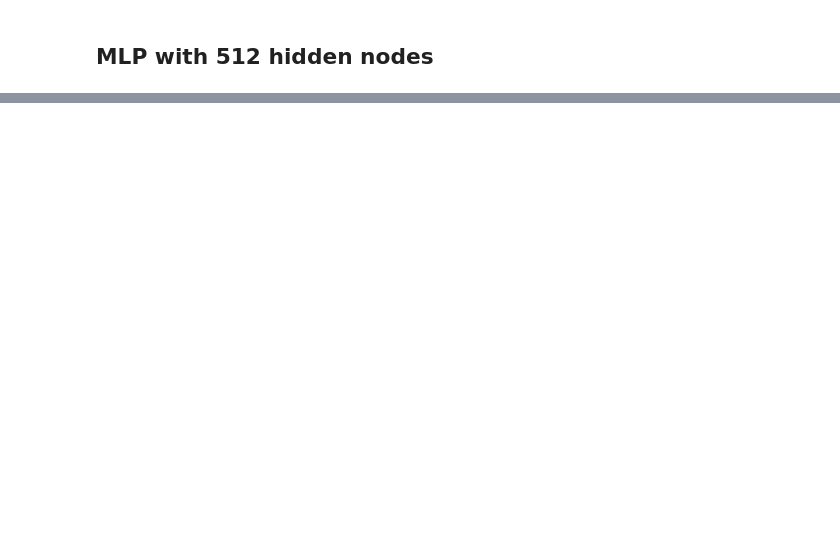
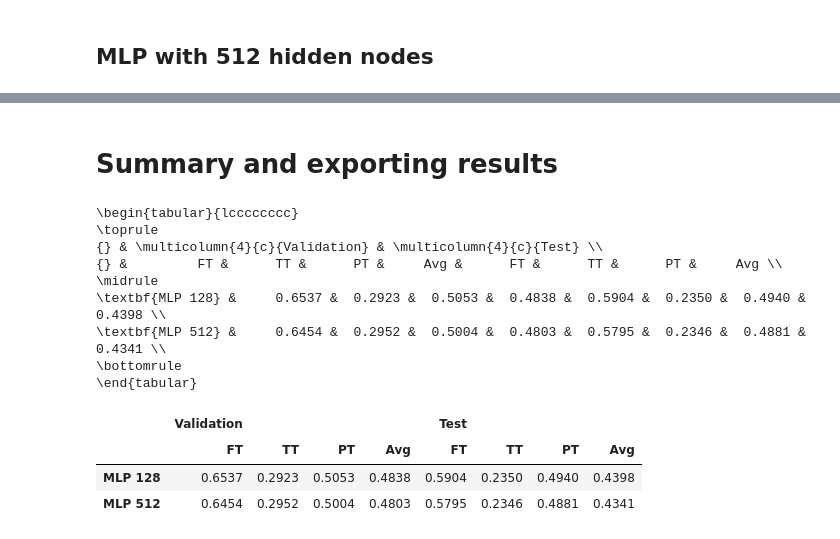
Before and after one commit to hreiten/master-thesis, a Jupyter notebook: src/predictive-models/mlp.ipynb, the cells around one changed output, grey strips where cells are left out. Saved outputs shown, nothing was run; the diff lists cells and outputs as text; code cells hidden in the pictures; blank space fills up the shorter version.

```diff
--- a/src/predictive-models/mlp.ipynb
+++ b/src/predictive-models/mlp.ipynb
@@ -192,6 +192,7 @@ K.clear_session()
 
 batch_size=256
 epochs=50
+iterations=5
 name = "mlp_128"
 
 mlp_128_dict = evaluate_mlp(mlp_128,
@@ -200,7 +201,7 @@ mlp_128_dict = evaluate_mlp(mlp_128,
                             test_tuple=(x_test, y_test),
                             name=name,
                             epochs=epochs,
-                            iterations=5,
+                            iterations=iterations,
                             batch_size=batch_size)
 # %% [output]
 Training model mlp_128 #1
@@ -448,0 +449,24 @@ mlp_512_dict['val_results']['err_df']
+# %% [markdown]
+# Summary and exporting results
+# %%
+dicts = [mlp_128_dict, mlp_512_dict]
+columns=["FT", "TT", "PT", "Avg"]
+index = ["MLP 128", "MLP 512"]
+mlp_summary, tex = dlf.get_df_from_dicts(dicts, columns, index)
+
+print(tex)
+mlp_summary
+# %% [output]
+\begin{tabular}{lcccccccc}
+\toprule
+{} & \multicolumn{4}{c}{Validation} & \multicolumn{4}{c}{Test} \\
+{} &         FT &      TT &      PT &     Avg &      FT &      TT &      PT &     Avg \\
+\midrule
+\textbf{MLP 128} &     0.6537 &  0.2923 &  0.5053 &  0.4838 &  0.5904 &  0.2350 &  0.4940 &  0.4398 \\
+\textbf{MLP 512} &     0.6454 &  0.2952 &  0.5004 &  0.4803 &  0.5795 &  0.2346 &  0.4881 &  0.4341 \\
+\bottomrule
+\end{tabular}
+|  | Validation |  |  |  | Test |  |  |  |
+|  | FT | TT | PT | Avg | FT | TT | PT | Avg |
+| MLP 128 | 0.6537 | 0.2923 | 0.5053 | 0.4838 | 0.5904 | 0.2350 | 0.4940 | 0.4398 |
+| MLP 512 | 0.6454 | 0.2952 | 0.5004 | 0.4803 | 0.5795 | 0.2346 | 0.4881 | 0.4341 |
```
Also changed, not shown: parts of 7 cells of this notebook, 34 other files.
